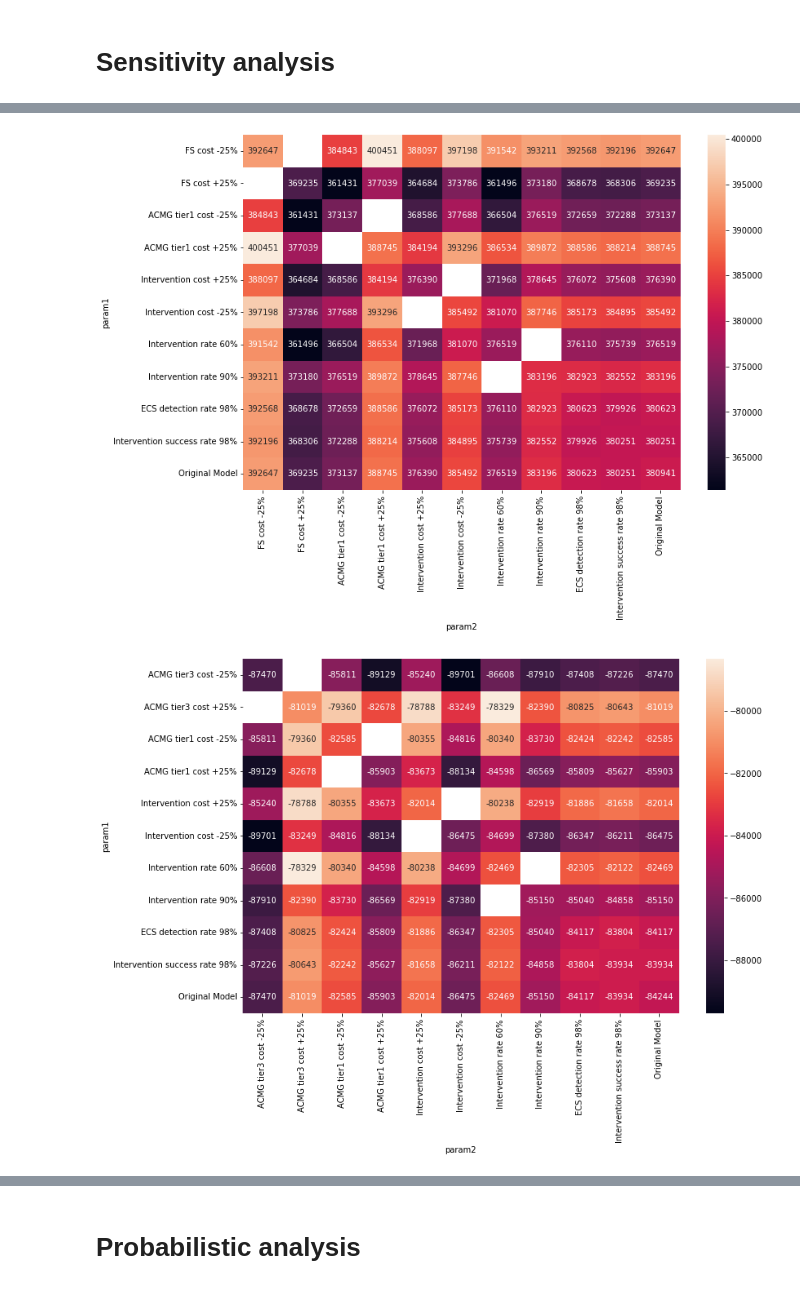
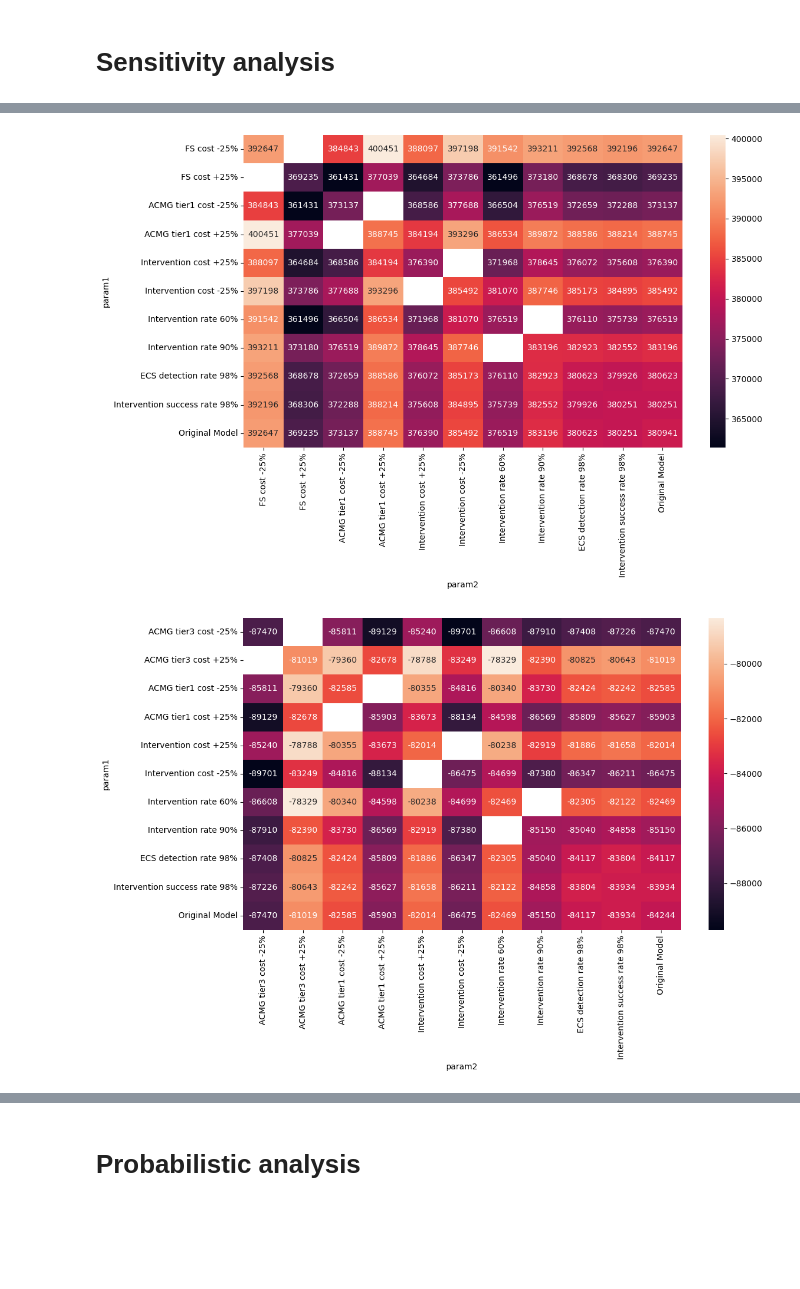
Before and after one commit to matteofigliuzzi/ECSCostEffectiveness, a Jupyter notebook: notebook/cost_effectiveness_notebook.ipynb, the cells around one changed output, grey strips where cells are left out. Drawn from its saved outputs; the diff is of its cells as text; code cells hidden in the pictures; blank space fills up the shorter version.

Commit message:
output figure finetuning

```diff
--- a/notebook/cost_effectiveness_notebook.ipynb
+++ b/notebook/cost_effectiveness_notebook.ipynb
@@ -248,34 +250,36 @@ for param1 in param_list:
             #print(param1,param2)
 
             icer = Icer(dl.strategy_dict[strategy1],dl.strategy_dict[strategy2],
                      eps_cs=0,eps_pgt=0,intervention_cost=intervention_cost,rho_notint=rho_notint)
             setattr(icer,param1[0],param1[1])
             setattr(icer,param2[0],param2[1])
 
             #print(param1[2],param2[2],icer.testing_cost1,icer.testing_cost2)
 
 
             icer.compute_icer()
             df_icer_sensitivity = df_icer_sensitivity.append(
             {'param1':param1[2],'param1_value':param1[1],
              'param2':param2[2],'param2_value':param2[1],
                'icer':icer.icer,
                'total cost1':icer.total_cost1,
                'total cost2':icer.total_cost2,
                'life exp1':icer.life_exp1,
                'life exp2':icer.life_exp2,
               'benefit difference (years)':icer.life_exp1-icer.life_exp2,
             'cost difference (Euros)':icer.total_cost1-icer.total_cost2},ignore_index=True)
 
 df_pivot = df_icer_sensitivity.pivot_table(index='param1',columns='param2',values='icer')
 params = [x[2] for x in param_list]
 df_pivot = df_pivot.loc[params,params]
 
 fig,ax = plt.subplots(figsize=(12,8))
 sns.heatmap(ax=ax,data = df_pivot, annot=True, fmt=".0f")
+plt.tight_layout()
 plt.savefig(os.path.join(out_folder,'bivariate_'+strategy1+'vs'+strategy2+'.jpeg'))
+plt.savefig(os.path.join(out_folder,'bivariate_'+strategy1+'vs'+strategy2+'.eps'))
 # %% [output]
-[figure, old version]
+[figure, new version]
 # %%
 # A vs C
 
@@ -334,9 +338,11 @@ df_pivot = df_pivot.loc[params,params]
 
 fig,ax = plt.subplots(figsize=(12,8))
 sns.heatmap(ax=ax,data = df_pivot, annot=True, fmt=".0f")
+plt.tight_layout()
+plt.savefig(os.path.join(out_folder,'bivariate_'+strategy1+'vs'+strategy2+'.eps'))
 plt.savefig(os.path.join(out_folder,'bivariate_'+strategy1+'vs'+strategy2+'.jpeg'))
 # %% [output]
-[figure, old version]
+[figure, new version]
 # %%
 # B vs C
 
```
Also changed, not shown: parts of 18 cells of this notebook.
